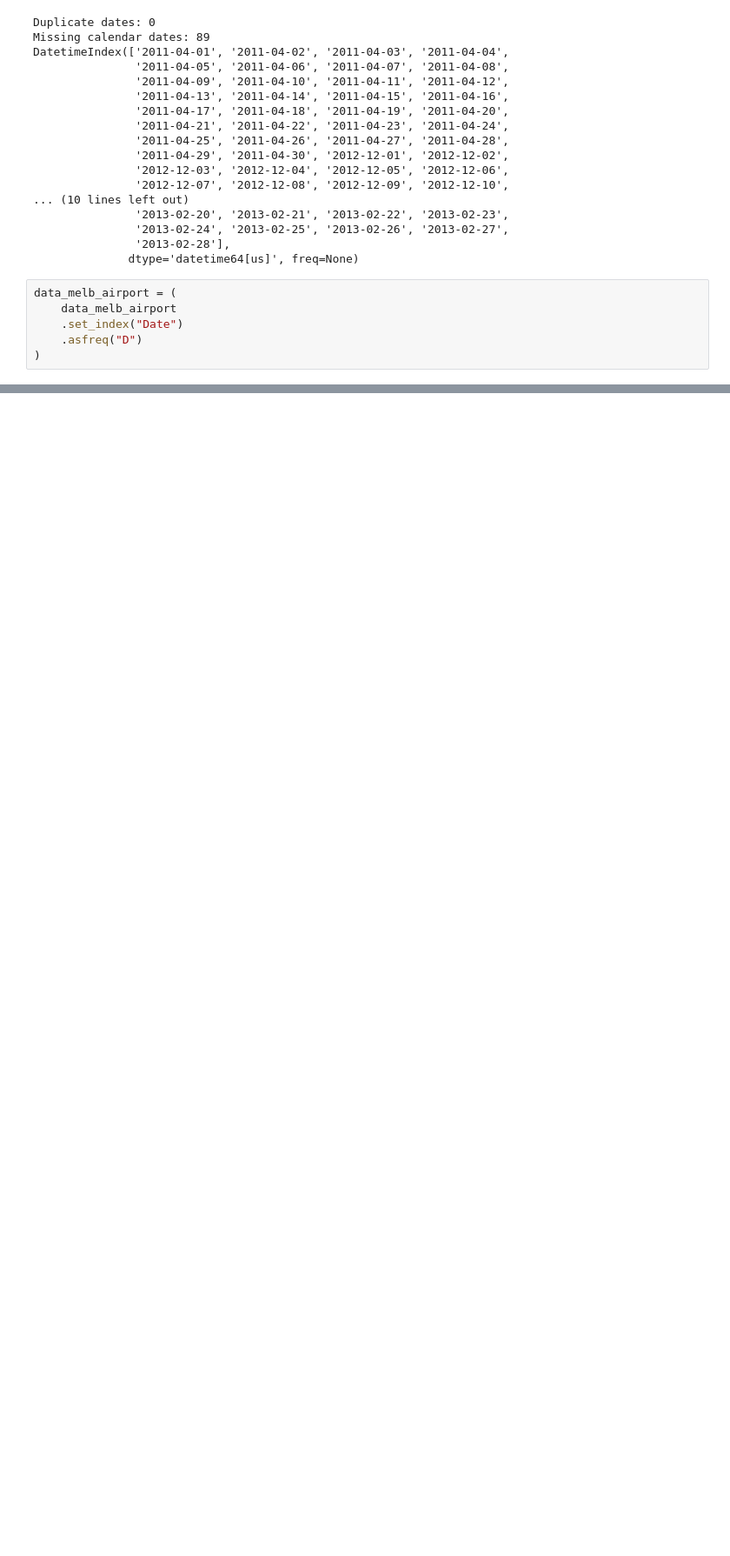
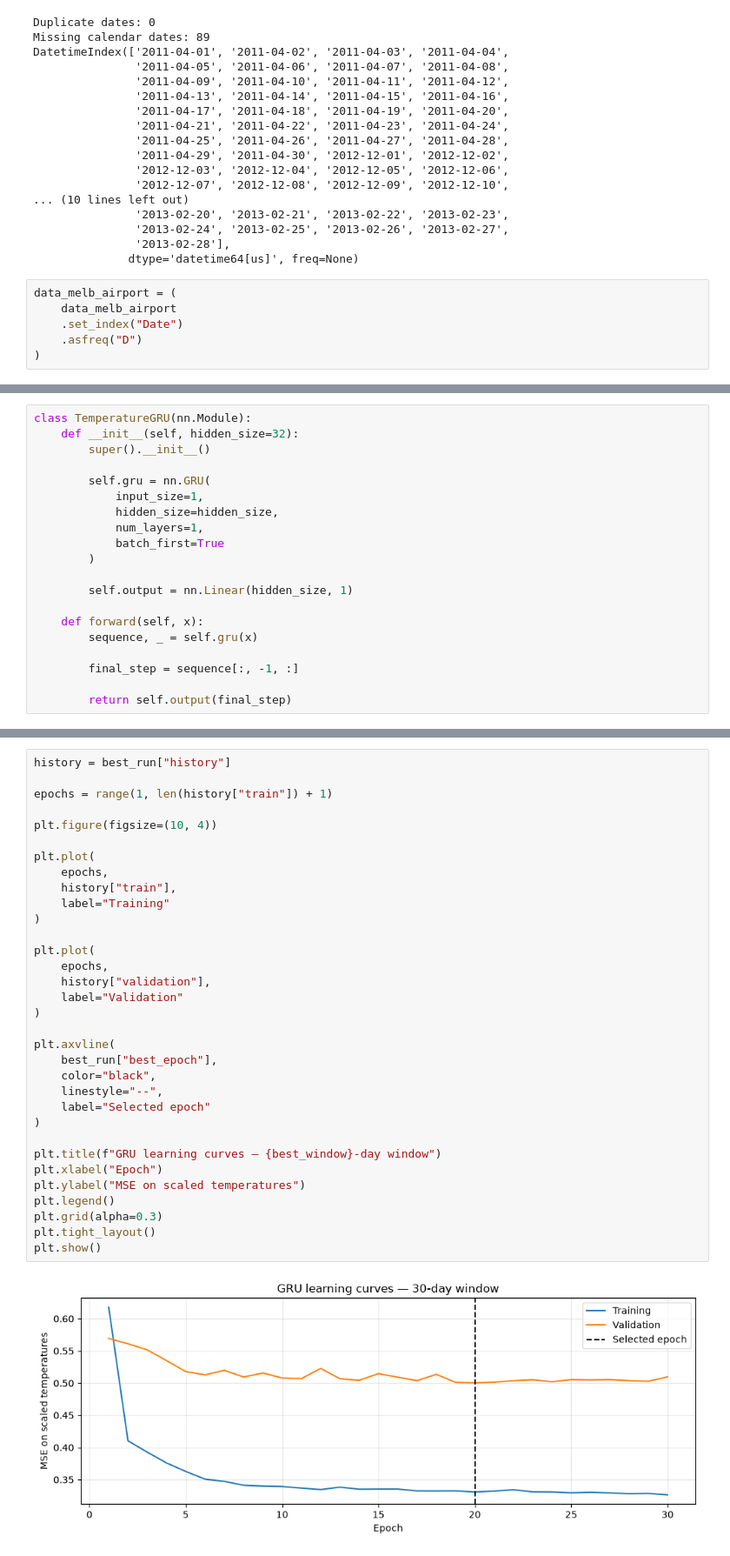
Before and after one commit to Mathematics-Masters-Monash/Time_Series_Univariate_Prediction, a Jupyter notebook: Assignment_3.ipynb, the cells around one changed output, grey strips where cells are left out. Shown at 87% size. Cells and saved outputs as stored; diff of their text form; blank space fills up the shorter version.

```diff
--- a/Assignment_3.ipynb
+++ b/Assignment_3.ipynb
@@ -149,0 +356,20 @@ data_melb_airport = (
+# %%
+class TemperatureGRU(nn.Module):
+    def __init__(self, hidden_size=32):
+        super().__init__()
+
+        self.gru = nn.GRU(
+            input_size=1,
+            hidden_size=hidden_size,
+            num_layers=1,
+            batch_first=True
+        )
+
+        self.output = nn.Linear(hidden_size, 1)
+
+    def forward(self, x):
+        sequence, _ = self.gru(x)
+
+        final_step = sequence[:, -1, :]
+
+        return self.output(final_step)
@@ -149,0 +622,35 @@ data_melb_airport = (
+# %%
+history = best_run["history"]
+
+epochs = range(1, len(history["train"]) + 1)
+
+plt.figure(figsize=(10, 4))
+
+plt.plot(
+    epochs,
+    history["train"],
+    label="Training"
+)
+
+plt.plot(
+    epochs,
+    history["validation"],
+    label="Validation"
+)
+
+plt.axvline(
+    best_run["best_epoch"],
+    color="black",
+    linestyle="--",
+    label="Selected epoch"
+)
+
+plt.title(f"GRU learning curves — {best_window}-day window")
+plt.xlabel("Epoch")
+plt.ylabel("MSE on scaled temperatures")
+plt.legend()
+plt.grid(alpha=0.3)
+plt.tight_layout()
+plt.show()
+# %% [output]
+[figure, added]
```
Also changed, not shown: parts of 20 cells of this notebook, 3 other files.
